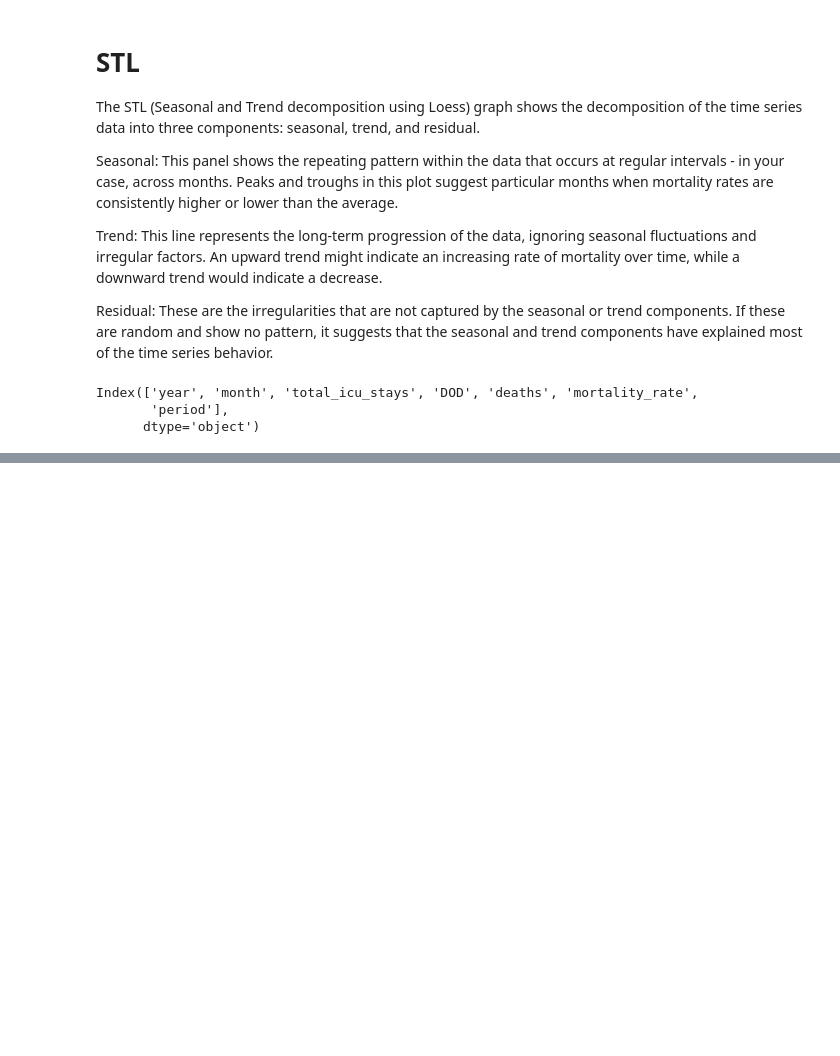
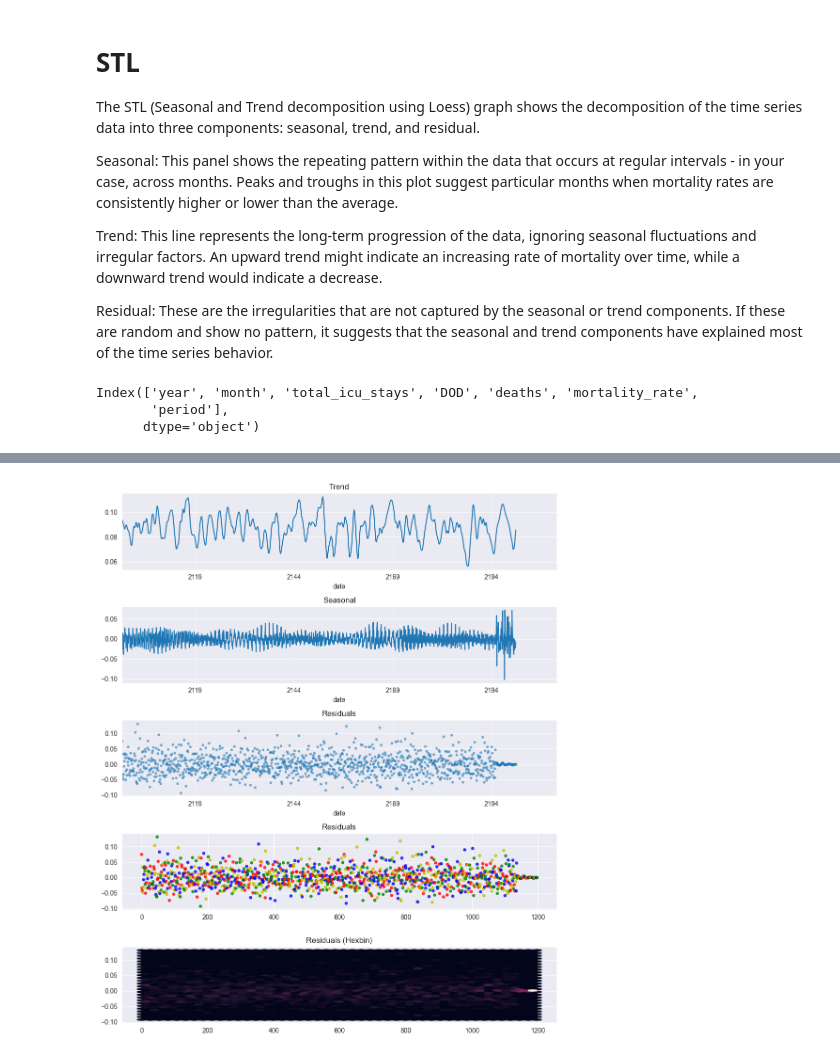
Before and after one commit to Math2130/MIMIC-III-Mortality-Analysis, a Jupyter notebook: VisualizationTime.ipynb, the cells around one changed output, grey strips where cells are left out. Drawn from its saved outputs; the diff is of its cells as text; code cells hidden in the pictures; blank space fills up the shorter version.

```diff
--- a/VisualizationTime.ipynb
+++ b/VisualizationTime.ipynb
@@ -308,0 +258,43 @@ plt.show()
+# %%
+# Create a season column
+conditions = [
+    (monthly_mortality.index.month.isin([12, 1, 2])),
+    (monthly_mortality.index.month.isin([3, 4, 5])),
+    (monthly_mortality.index.month.isin([6, 7, 8])),
+    (monthly_mortality.index.month.isin([9, 10, 11]))
+]
+choices = ['Winter', 'Spring', 'Summer', 'Autumn']
+monthly_mortality['season'] = np.select(conditions, choices)
+
+# Now the STL function should be able to infer the frequency
+time_series = monthly_mortality['mortality_rate']
+
+# Apply STL decomposition
+stl = STL(time_series, seasonal=13)
+result = stl.fit()
+
+# Increase the height of the plot and use hexbin for residuals
+fig, (ax1, ax2, ax3, ax4, ax5) = plt.subplots(5, 1, figsize=(10, 12))
+
+result.trend.plot(ax=ax1)
+ax1.set_title('Trend')
+
+result.seasonal.plot(ax=ax2)
+ax2.set_title('Seasonal')
+
+result.resid.plot(ax=ax3, style='o', markersize=3, alpha=0.5)
+ax3.set_title('Residuals')
+
+residuals = result.resid
+
+colors = monthly_mortality.loc[residuals.index, 'season'].map({'Winter': 'b', 'Spring': 'g', 'Summer': 'r', 'Autumn': 'y'})
+ax4.scatter(range(len(residuals)), residuals, c=colors, s=15, alpha=0.75)
+ax4.set_title('Residuals')
+
+ax5.hexbin(range(len(result.resid)), result.resid, gridsize=45)
+ax5.set_title('Residuals (Hexbin)')
+
+plt.tight_layout()
+plt.show()
+# %% [output]
+[figure, added]
```
Also changed, not shown: parts of 3 cells of this notebook.
